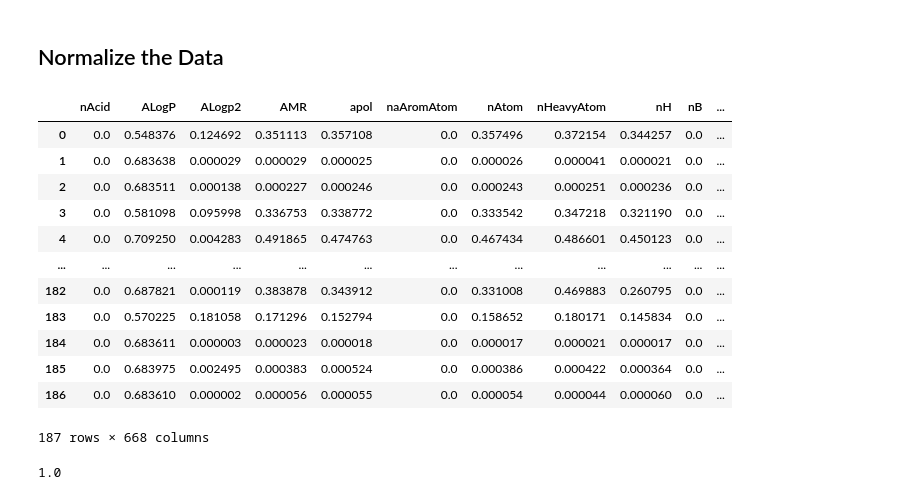
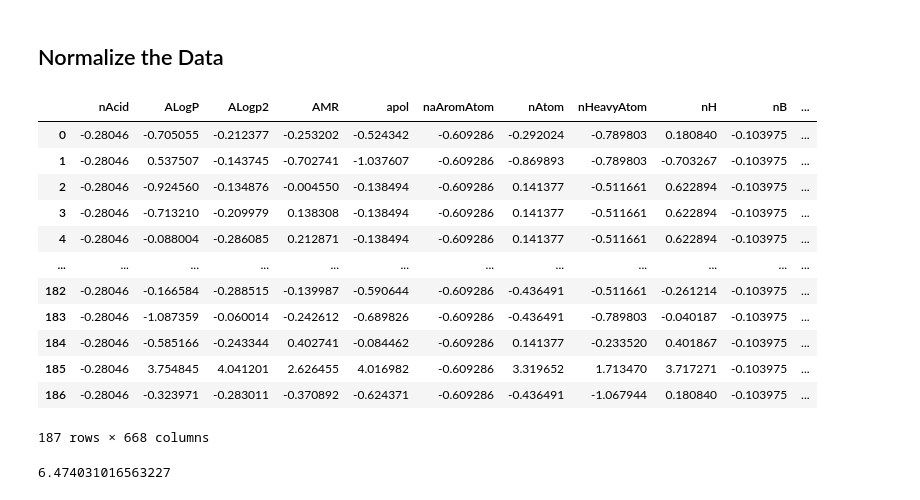
Before and after one commit to tylersmed/LCA_Machine_Learning, a Jupyter notebook: recreating-paper/data-processing.ipynb, the cells around one changed output. Drawn from its saved outputs; the diff is of its cells as text; code cells hidden in the pictures.

```diff
--- a/recreating-paper/data-processing.ipynb
+++ b/recreating-paper/data-processing.ipynb
@@ -81,37 +81,37 @@ df
 # %% [markdown]
 ## Normalize the Data
 # %%
-from sklearn.preprocessing import minmax_scale
+from scipy.stats import zscore
 
 # a function to normalize all the data in a data frame execpt the target variable
 def my_normalizer(df, target, noralize_target = False):
     column_names = df.columns
-    normalized_data = pd.DataFrame(minmax_scale(df), columns=column_names)
+    normalized_data = pd.DataFrame(zscore(df), columns=column_names)
     if not noralize_target:
         normalized_data[target] = df[target]
 
     return normalized_data
 
 df = my_normalizer(df, 'GWP')
 df
 # %% [output]
 |  | nAcid | ALogP | ALogp2 | AMR | apol | naAromAtom | nAtom | nHeavyAtom | nH | nB | ... |
-| 0 | 0.0 | 0.548376 | 0.124692 | 0.351113 | 0.357108 | 0.0 | 0.357496 | 0.372154 | 0.344257 | 0.0 | ... |
-| 1 | 0.0 | 0.683638 | 0.000029 | 0.000029 | 0.000025 | 0.0 | 0.000026 | 0.000041 | 0.000021 | 0.0 | ... |
-| 2 | 0.0 | 0.683511 | 0.000138 | 0.000227 | 0.000246 | 0.0 | 0.000243 | 0.000251 | 0.000236 | 0.0 | ... |
-| 3 | 0.0 | 0.581098 | 0.095998 | 0.336753 | 0.338772 | 0.0 | 0.333542 | 0.347218 | 0.321190 | 0.0 | ... |
-| 4 | 0.0 | 0.709250 | 0.004283 | 0.491865 | 0.474763 | 0.0 | 0.467434 | 0.486601 | 0.450123 | 0.0 | ... |
+| 0 | -0.28046 | -0.705055 | -0.212377 | -0.253202 | -0.524342 | -0.609286 | -0.292024 | -0.789803 | 0.180840 | -0.103975 | ... |
+| 1 | -0.28046 | 0.537507 | -0.143745 | -0.702741 | -1.037607 | -0.609286 | -0.869893 | -0.789803 | -0.703267 | -0.103975 | ... |
+| 2 | -0.28046 | -0.924560 | -0.134876 | -0.004550 | -0.138494 | -0.609286 | 0.141377 | -0.511661 | 0.622894 | -0.103975 | ... |
+| 3 | -0.28046 | -0.713210 | -0.209979 | 0.138308 | -0.138494 | -0.609286 | 0.141377 | -0.511661 | 0.622894 | -0.103975 | ... |
+| 4 | -0.28046 | -0.088004 | -0.286085 | 0.212871 | -0.138494 | -0.609286 | 0.141377 | -0.511661 | 0.622894 | -0.103975 | ... |
 | ... | ... | ... | ... | ... | ... | ... | ... | ... | ... | ... | ... |
-| 182 | 0.0 | 0.687821 | 0.000119 | 0.383878 | 0.343912 | 0.0 | 0.331008 | 0.469883 | 0.260795 | 0.0 | ... |
-| 183 | 0.0 | 0.570225 | 0.181058 | 0.171296 | 0.152794 | 0.0 | 0.158652 | 0.180171 | 0.145834 | 0.0 | ... |
-| 184 | 0.0 | 0.683611 | 0.000003 | 0.000023 | 0.000018 | 0.0 | 0.000017 | 0.000021 | 0.000017 | 0.0 | ... |
-| 185 | 0.0 | 0.683975 | 0.002495 | 0.000383 | 0.000524 | 0.0 | 0.000386 | 0.000422 | 0.000364 | 0.0 | ... |
-| 186 | 0.0 | 0.683610 | 0.000002 | 0.000056 | 0.000055 | 0.0 | 0.000054 | 0.000044 | 0.000060 | 0.0 | ... |
+| 182 | -0.28046 | -0.166584 | -0.288515 | -0.139987 | -0.590644 | -0.609286 | -0.436491 | -0.511661 | -0.261214 | -0.103975 | ... |
+| 183 | -0.28046 | -1.087359 | -0.060014 | -0.242612 | -0.689826 | -0.609286 | -0.436491 | -0.789803 | -0.040187 | -0.103975 | ... |
+| 184 | -0.28046 | -0.585166 | -0.243344 | 0.402741 | -0.084462 | -0.609286 | 0.141377 | -0.233520 | 0.401867 | -0.103975 | ... |
+| 185 | -0.28046 | 3.754845 | 4.041201 | 2.626455 | 4.016982 | -0.609286 | 3.319652 | 1.713470 | 3.717271 | -0.103975 | ... |
+| 186 | -0.28046 | -0.323971 | -0.283011 | -0.370892 | -0.624371 | -0.609286 | -0.436491 | -1.067944 | 0.180840 | -0.103975 | ... |
 187 rows × 668 columns
 # %%
 df['ALogP'].max()
 # %% [output]
-1.0
+6.474031016563227
 # %%
 df.to_csv('preprocessed_normalized_GWP.csv', index=False)
 # %%
```
Also changed, not shown: parts of 1 cell of this notebook, 3 other files.
